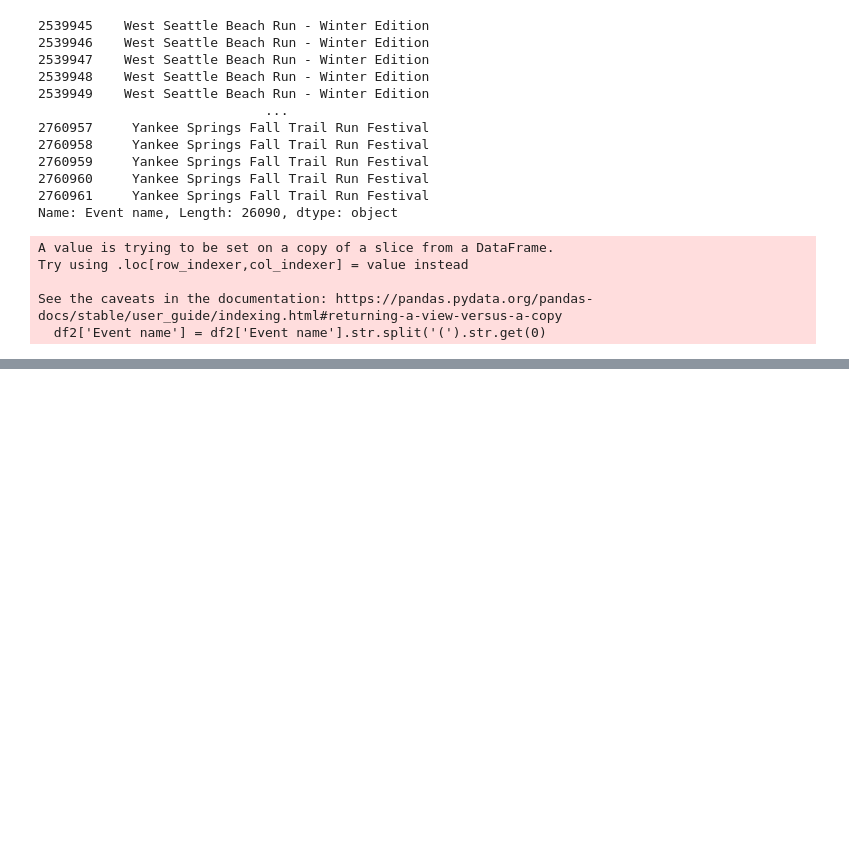
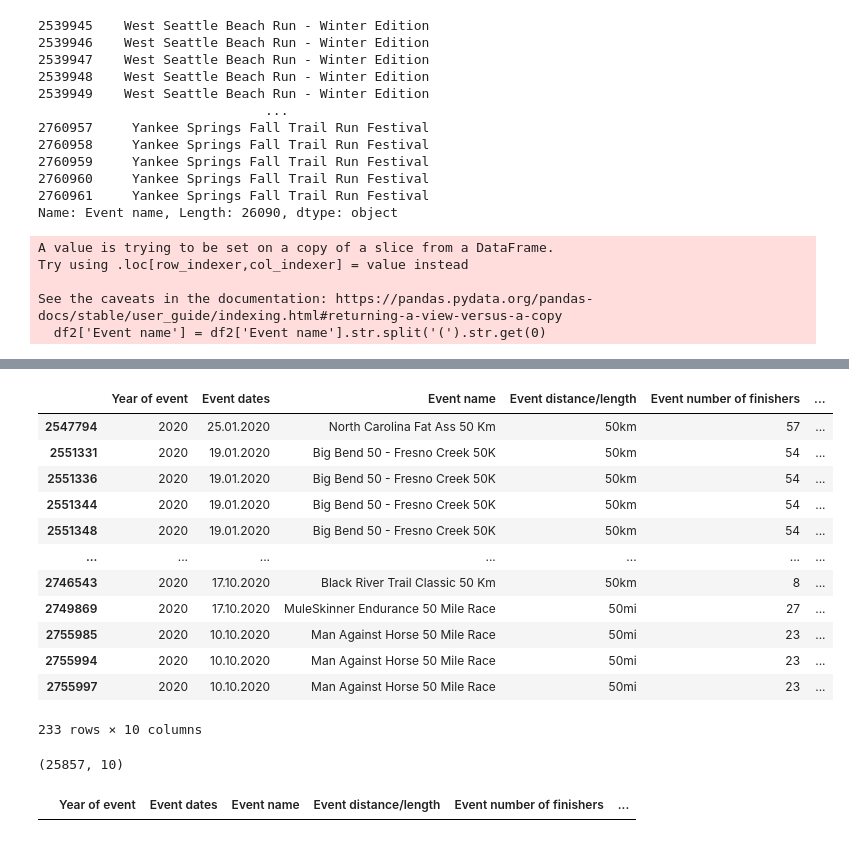
Before and after one commit to adisring/Ultra-Marathon-Analysis, a Jupyter notebook: UltraMarathon.ipynb, the cells around one changed output, grey strips where cells are left out. Saved outputs shown, nothing was run; the diff lists cells and outputs as text; code cells hidden in the pictures; blank space fills up the shorter version.

```diff
--- a/UltraMarathon.ipynb
+++ b/UltraMarathon.ipynb
@@ -268,0 +287,2 @@ NameError: name 'df2' is not defined
+# %%
+df2 = df2.drop(['Athlete club','Athlete country','Athlete year of birth','Athlete age category'],axis = 1) #axis=1 represents cloumns
@@ -268,0 +315,16 @@ NameError: name 'df2' is not defined
+# %%
+df2[df2['Athlete_Age'].isna() == 1]
+# %% [output]
+|  | Year of event | Event dates | Event name | Event distance/length | Event number of finishers | ... |
+| 2547794 | 2020 | 25.01.2020 | North Carolina Fat Ass 50 Km | 50km | 57 | ... |
+| 2551331 | 2020 | 19.01.2020 | Big Bend 50 - Fresno Creek 50K | 50km | 54 | ... |
+| 2551336 | 2020 | 19.01.2020 | Big Bend 50 - Fresno Creek 50K | 50km | 54 | ... |
+| 2551344 | 2020 | 19.01.2020 | Big Bend 50 - Fresno Creek 50K | 50km | 54 | ... |
+| 2551348 | 2020 | 19.01.2020 | Big Bend 50 - Fresno Creek 50K | 50km | 54 | ... |
+| ... | ... | ... | ... | ... | ... | ... |
+| 2746543 | 2020 | 17.10.2020 | Black River Trail Classic 50 Km | 50km | 8 | ... |
+| 2749869 | 2020 | 17.10.2020 | MuleSkinner Endurance 50 Mile Race | 50mi | 27 | ... |
+| 2755985 | 2020 | 10.10.2020 | Man Against Horse 50 Mile Race | 50mi | 23 | ... |
+| 2755994 | 2020 | 10.10.2020 | Man Against Horse 50 Mile Race | 50mi | 23 | ... |
+| 2755997 | 2020 | 10.10.2020 | Man Against Horse 50 Mile Race | 50mi | 23 | ... |
+233 rows × 10 columns
@@ -268,0 +335,4 @@ NameError: name 'df2' is not defined
+# %%
+df2.shape
+# %% [output]
+(25857, 10)
@@ -268,0 +341,4 @@ NameError: name 'df2' is not defined
+# %%
+df2[df2.duplicated() == True]
+# %% [output]
+|  | Year of event | Event dates | Event name | Event distance/length | Event number of finishers | ... |
```
Also changed, not shown: parts of 18 cells of this notebook.
